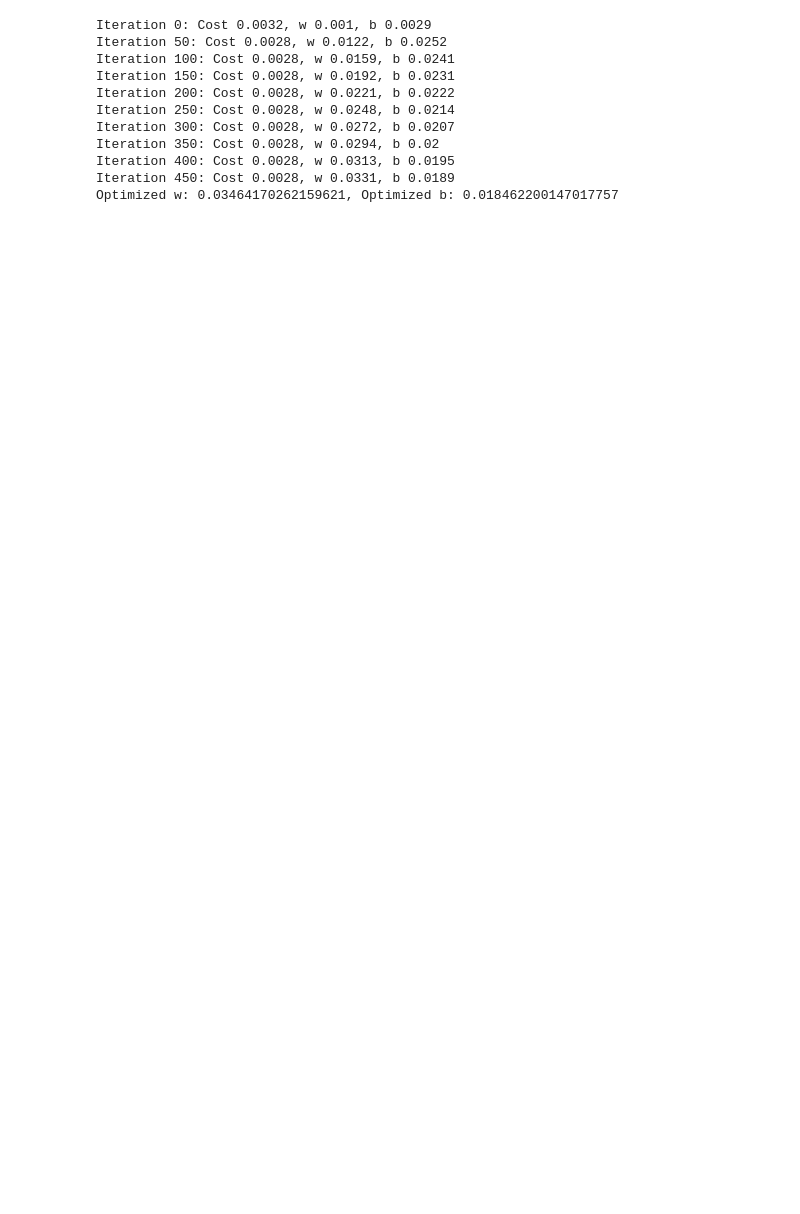
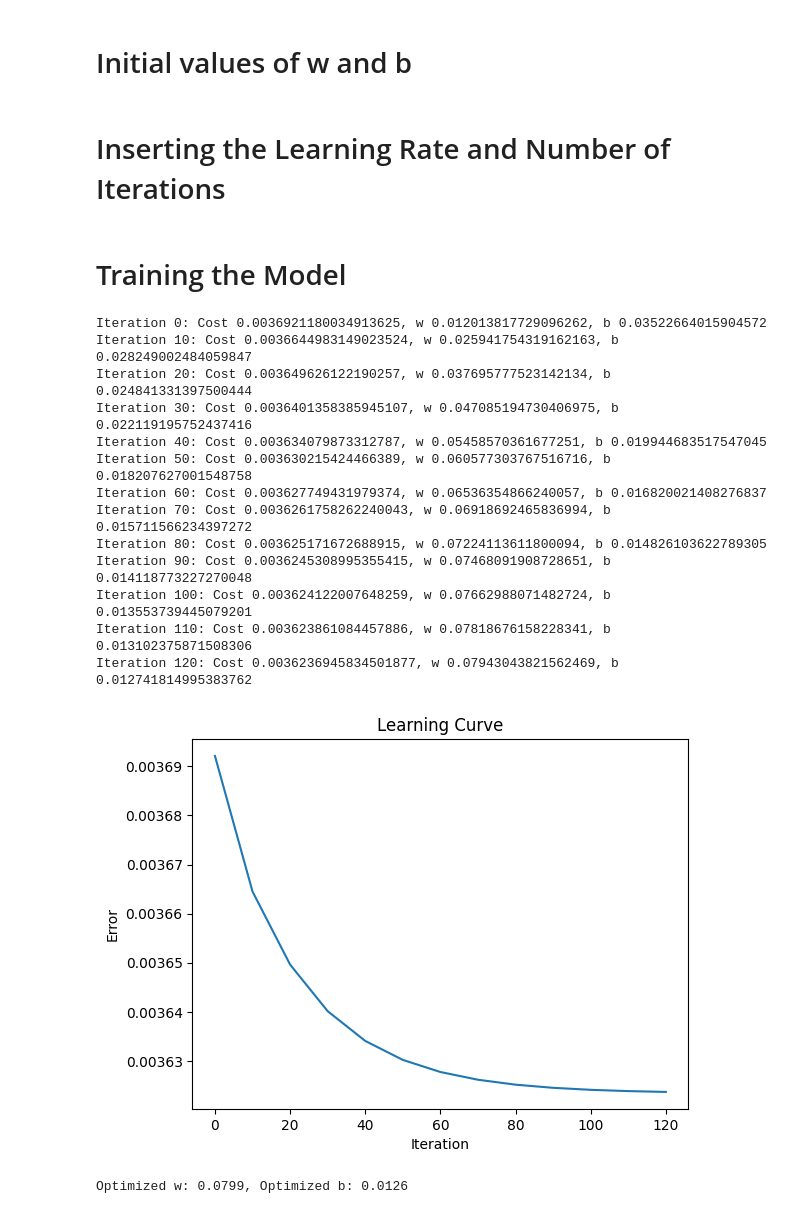
Before and after one commit to HusainE29/Airlines-Dataset, a Jupyter notebook: Linear regres.ipynb, the cells around one changed output. Cells and saved outputs as stored; diff of their text form; code cells hidden in the pictures; blank space fills up the shorter version.

```diff
--- a/Linear regres.ipynb
+++ b/Linear regres.ipynb
@@ -126,0 +167,2 @@ def gradient_descent(x, y, w, b, alpha, num_iters):
+# %% [markdown]
+# Initial values of w and b
@@ -127,31 +172,30 @@ def gradient_descent(x, y, w, b, alpha, num_iters):
+# %% [markdown]
+# Inserting the Learning Rate and Number of Iterations
+# %%
+# Learning rate
+alpha = 1
+
+# Number of iterations
+num_iters = 125
+# %% [markdown]
+# Training the Model
 # %%
+w, b, yplot, xplot = gradient_descent(x, y, w, b, alpha, num_iters)
 
-# Scaled Training data
-x = df['Flight Distance MAX']
-y = df['Departure Delay in Minutes MAX']
-
-# Initial values for w and b
-w = 0
-b = 0
-
-# Learning rate
-alpha = 0.1
-
-# Number of iterations
-num_iters = 500
-
-w, b = gradient_descent(x, y, w, b, alpha, num_iters)
-
-print(f"Optimized w: {w}, Optimized b: {b}")
+print(f"Optimized w: {w.round(4)}, Optimized b: {b.round(4)}")
 # %% [output]
-Iteration 0: Cost 0.0032, w 0.001, b 0.0029
-Iteration 50: Cost 0.0028, w 0.0122, b 0.0252
-Iteration 100: Cost 0.0028, w 0.0159, b 0.0241
-Iteration 150: Cost 0.0028, w 0.0192, b 0.0231
-Iteration 200: Cost 0.0028, w 0.0221, b 0.0222
-Iteration 250: Cost 0.0028, w 0.0248, b 0.0214
-Iteration 300: Cost 0.0028, w 0.0272, b 0.0207
-Iteration 350: Cost 0.0028, w 0.0294, b 0.02
-Iteration 400: Cost 0.0028, w 0.0313, b 0.0195
-Iteration 450: Cost 0.0028, w 0.0331, b 0.0189
-Optimized w: 0.03464170262159621, Optimized b: 0.018462200147017757
+Iteration 0: Cost 0.0036921180034913625, w 0.012013817729096262, b 0.03522664015904572
+Iteration 10: Cost 0.0036644983149023524, w 0.025941754319162163, b 0.028249002484059847
+Iteration 20: Cost 0.003649626122190257, w 0.037695777523142134, b 0.024841331397500444
+Iteration 30: Cost 0.0036401358385945107, w 0.047085194730406975, b 0.022119195752437416
+Iteration 40: Cost 0.003634079873312787, w 0.05458570361677251, b 0.019944683517547045
+Iteration 50: Cost 0.003630215424466389, w 0.060577303767516716, b 0.018207627001548758
+Iteration 60: Cost 0.003627749431979374, w 0.06536354866240057, b 0.016820021408276837
+Iteration 70: Cost 0.0036261758262240043, w 0.06918692465836994, b 0.015711566234397272
+Iteration 80: Cost 0.003625171672688915, w 0.07224113611800094, b 0.014826103622789305
+Iteration 90: Cost 0.0036245308995355415, w 0.07468091908728651, b 0.014118773227270048
+Iteration 100: Cost 0.003624122007648259, w 0.07662988071482724, b 0.013553739445079201
+Iteration 110: Cost 0.003623861084457886, w 0.07818676158228341, b 0.013102375871508306
+Iteration 120: Cost 0.0036236945834501877, w 0.07943043821562469, b 0.012741814995383762
+[figure, added]
+Optimized w: 0.0799, Optimized b: 0.0126
```
Also changed, not shown: parts of 27 cells of this notebook.
